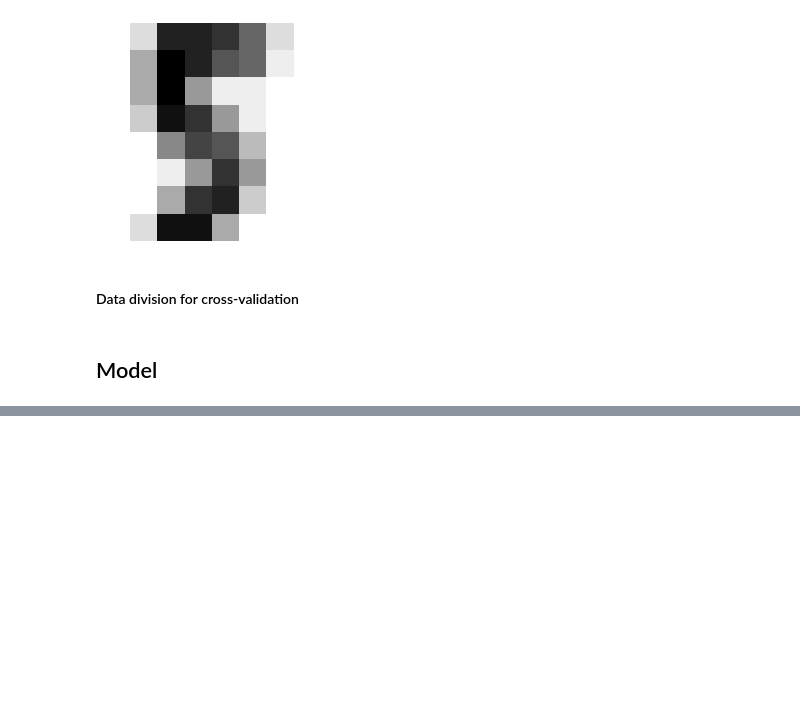
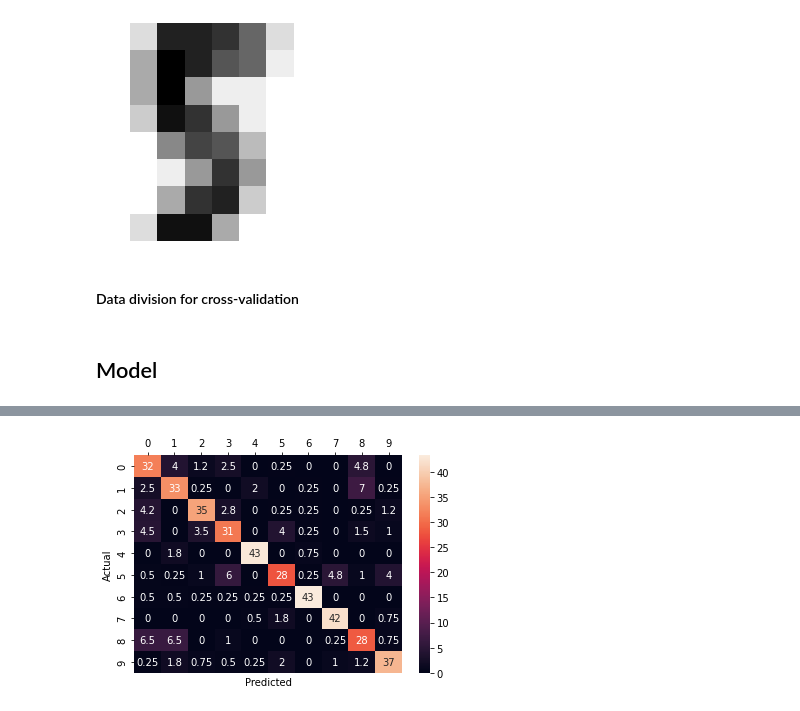
Before and after one commit to AJaszcz/SSI-projekt, a Jupyter notebook: knn_project.ipynb, the cells around one changed output, grey strips where cells are left out. Saved outputs shown, nothing was run; the diff lists cells and outputs as text; code cells hidden in the pictures; blank space fills up the shorter version.

```diff
--- a/knn_project.ipynb
+++ b/knn_project.ipynb
@@ -116,0 +171,8 @@ array([0.73496659, 0.75946548, 0.81737194, 0.82628062])
+# %%
+ax = sns.heatmap(sum(cross_collapse[1])/4,
+            annot=True)
+ax.set(xlabel="Predicted", ylabel="Actual")
+ax.xaxis.tick_top()
+plt.savefig('media\\CM_projection.png')
+# %% [output]
+[figure, added]
```
Also changed, not shown: parts of 21 cells of this notebook, 9 other files.
